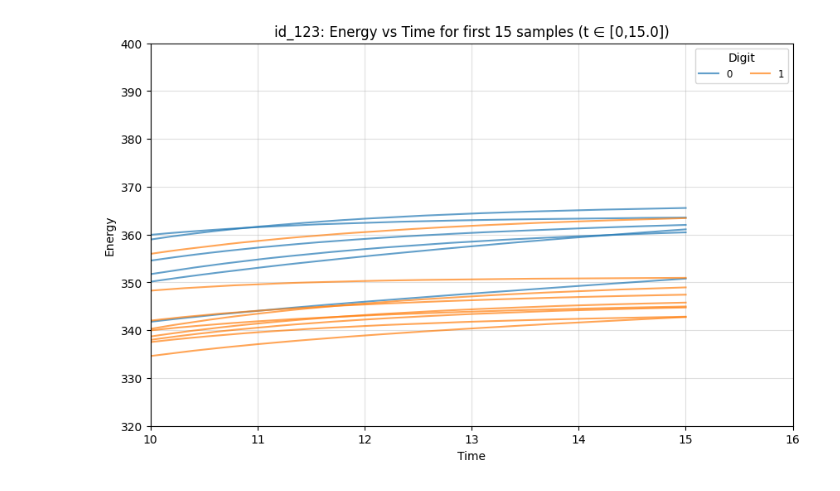
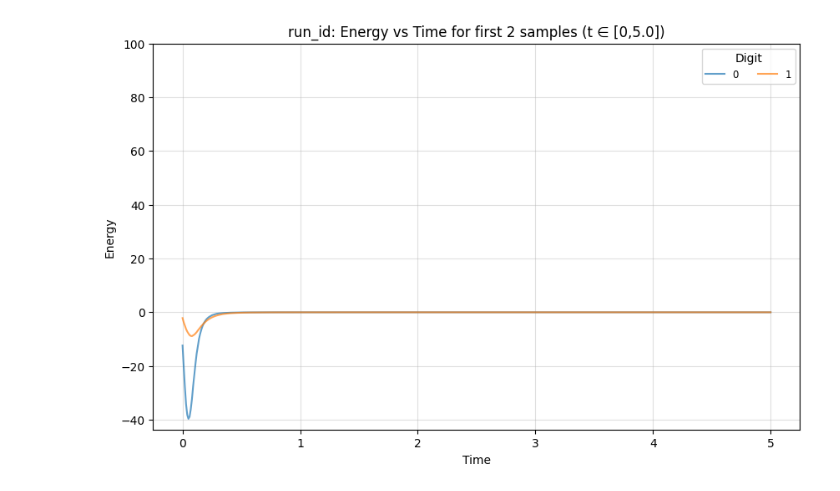
Before and after one commit to sofiyabogakovskaya/HopfieldAM, a Jupyter notebook: notebooks/inference.ipynb, the cells around one changed output. Saved outputs shown, nothing was run; the diff lists cells and outputs as text; code cells hidden in the pictures.

Commit message:
energy dot logic

```diff
--- a/notebooks/inference.ipynb
+++ b/notebooks/inference.ipynb
@@ -139,19 +193,8 @@ KeyboardInterrupt:
-# %%
-X_batch, y_batch = next(train_loader())
-samples = 15
-
-X = []
-y = []
-for i in range(len(y_batch)):
-    if y_batch[i] == 0 or y_batch[i]==1:
-        X.append(X_batch[i])
-        y.append(y_batch[i])
-
-X = jnp.array(X)
-y = jnp.array(y)
-
-
-
-plot_energy("id_123", best_model, X, y, args.dt, args.t1, samples, save_plot=False, ylim=(320, 400), xlim=(10, 16))
-# %% [output]
-[figure, removed]
+# %%
+X, y = create_batch_to_compute_energy(
+    numbers=[0, 1],
+    each_number_samples=1,
+    dataset_name=args.dataset_name,
+    split="test"
+)
+samples = y.shape[0]
@@ -157,0 +308,34 @@ plot_energy("id_123", best_model, X, y, args.dt, args.t1, samples, save_plot=Fal
+# %%
+def plot_energy_dot(run_id, model, X_batch, y_batch, dt, t1, samples, save_plot=False):
+    X, y, ts, batch_E = get_energy_dot(model, X_batch, y_batch, dt, t1, samples)
+
+    output_dir = f"experiments/{run_id}"
+    plot_path = os.path.join(output_dir, f"energy_plot_{samples}samples.png")
+
+    # plot, coloring by digit
+    plt.figure(figsize=(10, 6))
+    colors = plt.get_cmap("tab10")  # 10 distinct colors
+
+    for digit in range(10):
+        idx = jnp.where(y == digit)[0]
+        for i in idx:
+            plt.plot(ts, batch_E[i],
+                    color=colors(digit),
+                    label=str(digit) if i == idx[0] else None,
+                    alpha=0.7)
+
+    plt.xlabel("Time")
+    plt.ylabel("Energy")
+    plt.title(f"{run_id}: Energy vs Time for first {samples} samples (t ∈ [0,{t1}])")
+    plt.legend(title="Digit", ncol=5, fontsize="small")
+    plt.grid(alpha=0.4)
+    plt.ylim(-50, 100)
+    plt.ylim(bottom=min(batch_E.flatten()) * 1.1)  # show negative energies clearly
+
+    if save_plot:
+        os.makedirs(output_dir, exist_ok=True)
+        plt.savefig(plot_path)
+        print(f"Plot saved to {plot_path}")
+
+    plt.show()
+    plt.close("all")
@@ -157,0 +354,4 @@ plot_energy("id_123", best_model, X, y, args.dt, args.t1, samples, save_plot=Fal
+# %%
+plot_energy_dot("run_id", best_model, X, y, args.dt, args.t1, samples, save_plot=False)
+# %% [output]
+[figure, added]
```
Also changed, not shown: parts of 22 cells of this notebook, 3 other files.
